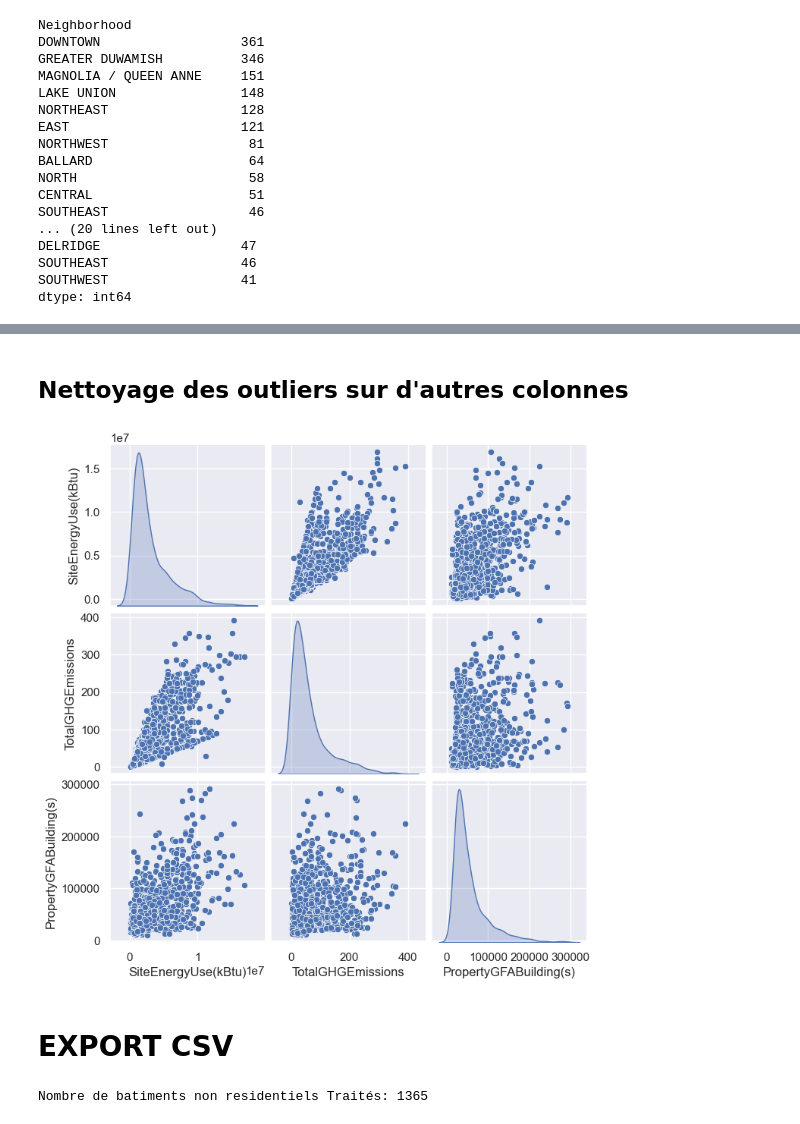
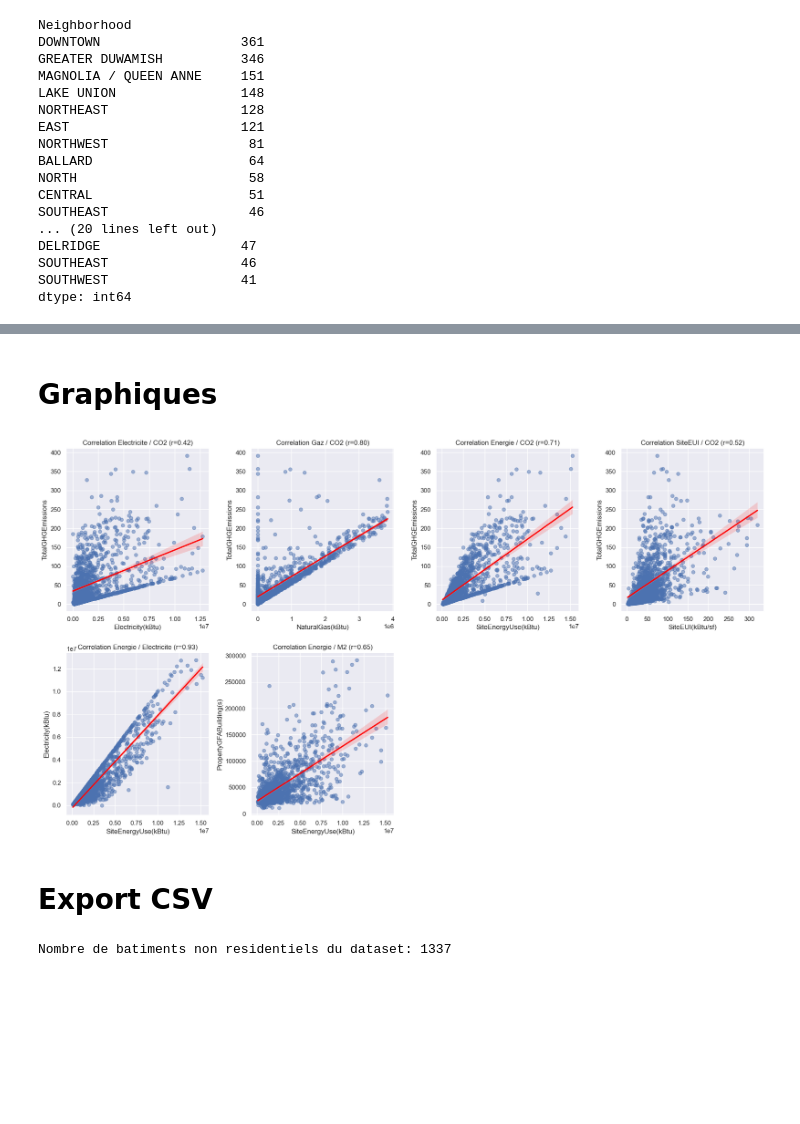
Before and after one commit to ticoraph/PredictDataBuilding, a Jupyter notebook: 1_Analyse_Exploratoire.ipynb, the cells around one changed output, grey strips where cells are left out. Cells and saved outputs as stored; diff of their text form; code cells hidden in the pictures; blank space fills up the shorter version.

```diff
--- a/1_Analyse_Exploratoire.ipynb
+++ b/1_Analyse_Exploratoire.ipynb
@@ -430,26 +364,61 @@ plt.show()
-# %% [markdown]
-## Nettoyage des outliers sur d'autres colonnes
-# %%
-sns.set_theme()
-# Création du pairplot
-#cols = ['NumberofFloors', 'NumberofBuildings', 'PropertyGFAParking', 'PropertyGFABuilding(s)', 'SiteEnergyUse(kBtu)', 'TotalGHGEmissions']
-cols = ['SiteEnergyUse(kBtu)', 'TotalGHGEmissions', 'PropertyGFABuilding(s)']
-sns.pairplot(bc[cols], diag_kind="kde", plot_kws={"alpha":1})
-plt.show()
-# %% [output]
-[figure, removed]
+# %% [markdown]
+# Graphiques
+# %%
+fig, axes = plt.subplots(2, 4, figsize=(18, 10))
+
+# Scatter Electricité / CO2
+r, p = pearsonr(bc['Electricity(kBtu)'], bc['TotalGHGEmissions'])
+sns.regplot(x='Electricity(kBtu)', y='TotalGHGEmissions', data=bc, ax=axes[0, 0], scatter_kws={'alpha':0.5}, line_kws={'color':'red'})
+axes[0, 0].set_title(f"Correlation Electricite / CO2 (r={r:.2f})")
+
+# Scatter Gaz / CO2
+r, p = pearsonr(bc['NaturalGas(kBtu)'], bc['TotalGHGEmissions'])
+sns.regplot(x='NaturalGas(kBtu)', y='TotalGHGEmissions', data=bc, ax=axes[0, 1], scatter_kws={'alpha':0.5}, line_kws={'color':'red'})
+axes[0, 1].set_title(f"Correlation Gaz / CO2 (r={r:.2f})")
+
+# Scatter Energie / CO2
+r, p = pearsonr(bc['SiteEnergyUse(kBtu)'], bc['TotalGHGEmissions'])
+sns.regplot(x='SiteEnergyUse(kBtu)', y='TotalGHGEmissions', data=bc, ax=axes[0, 2], scatter_kws={'alpha':0.5}, line_kws={'color':'red'})
+axes[0, 2].set_title(f"Correlation Energie / CO2 (r={r:.2f})")
+
+# Scatter EUI / CO2
+r, p = pearsonr(bc['SiteEUI(kBtu/sf)'], bc['TotalGHGEmissions'])
+sns.regplot(x='SiteEUI(kBtu/sf)', y='TotalGHGEmissions', data=bc, ax=axes[0, 3], scatter_kws={'alpha':0.5}, line_kws={'color':'red'})
+axes[0, 3].set_title(f"Correlation SiteEUI / CO2 (r={r:.2f})")
+
+#############################
+
+# Scatter M2 / Electricity
+r, p = pearsonr(bc['SiteEnergyUse(kBtu)'], bc['Electricity(kBtu)'])
+sns.regplot(x='SiteEnergyUse(kBtu)', y='Electricity(kBtu)', data=bc, ax=axes[1, 0], scatter_kws={'alpha':0.5}, line_kws={'color':'red'})
+axes[1, 0].set_title(f"Correlation Energie / Electricite (r={r:.2f})")
+
+# Scatter SiteEnergy / M2
+r, p = pearsonr(bc['SiteEnergyUse(kBtu)'], bc['PropertyGFABuilding(s)'])
+sns.regplot(x='SiteEnergyUse(kBtu)', y='PropertyGFABuilding(s)', data=bc, ax=axes[1, 1], scatter_kws={'alpha':0.5}, line_kws={'color':'red'})
+axes[1, 1].set_title(f"Correlation Energie / M2 (r={r:.2f})")
+
+axes[1, 2].axis("off")
+
+axes[1, 3].axis("off")
+
+plt.tight_layout()
+plt.show()
+# %% [output]
+[figure, added]
 # %% [markdown]
-# EXPORT CSV
+# Export CSV
 # %%
-print(f"Nombre de batiments non residentiels Traités: {len(bc)}")
+print(f"Nombre de batiments non residentiels du dataset: {len(bc)}")
 
 # Générer la date/heure au format AAMMJJHHMMSS
 timestamp = datetime.now().strftime("%y%m%d%H%M%S")
 # Nom du fichier avec la date
 filename_export = f"seatle_{timestamp}.csv"
 filename = f"seatle_after_analyze.csv"
+
 # Export CSV
 bc.to_csv(f'exports/{filename_export}', index=False)
 bc.to_csv(f'{filename}', index=False)
 # %% [output]
-Nombre de batiments non residentiels Traités: 1365
+Nombre de batiments non residentiels du dataset: 1337
```
Also changed, not shown: parts of 22 cells of this notebook, 16 other files.
